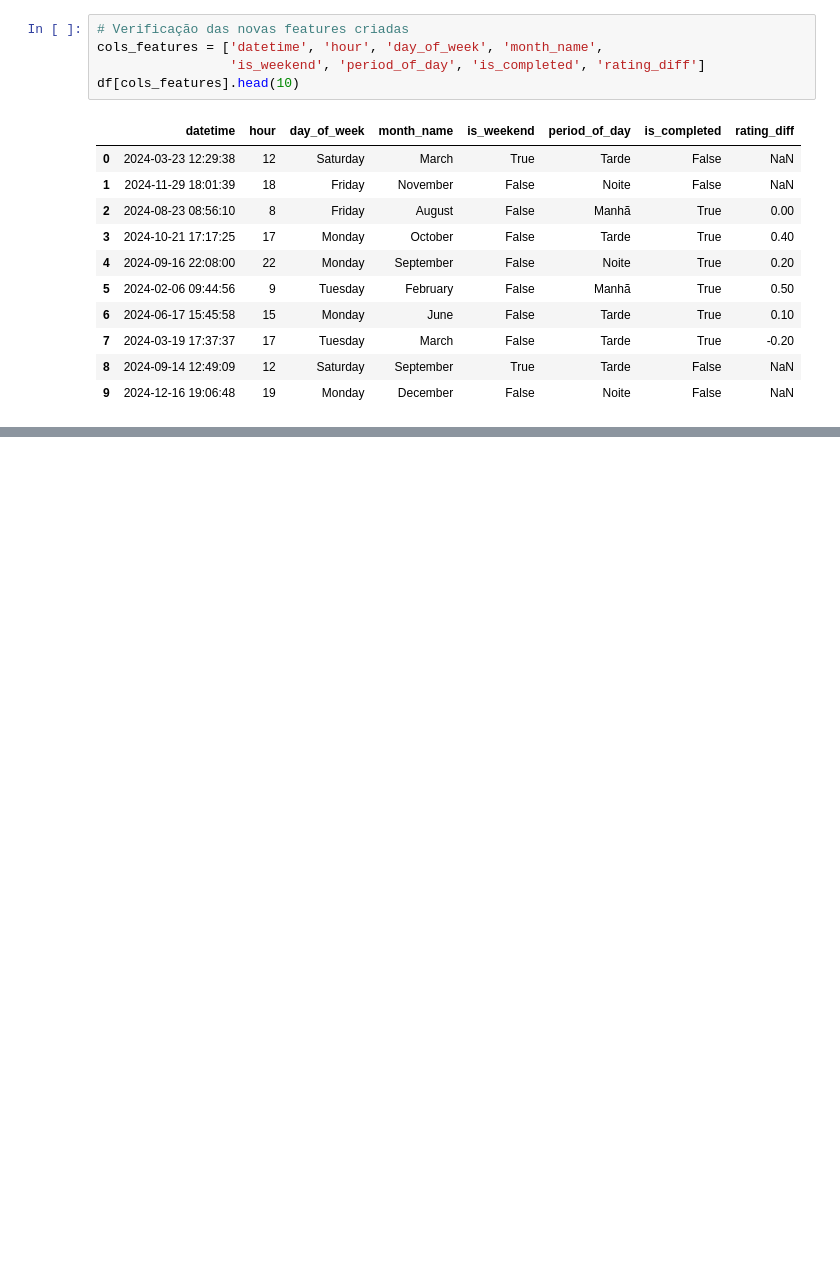
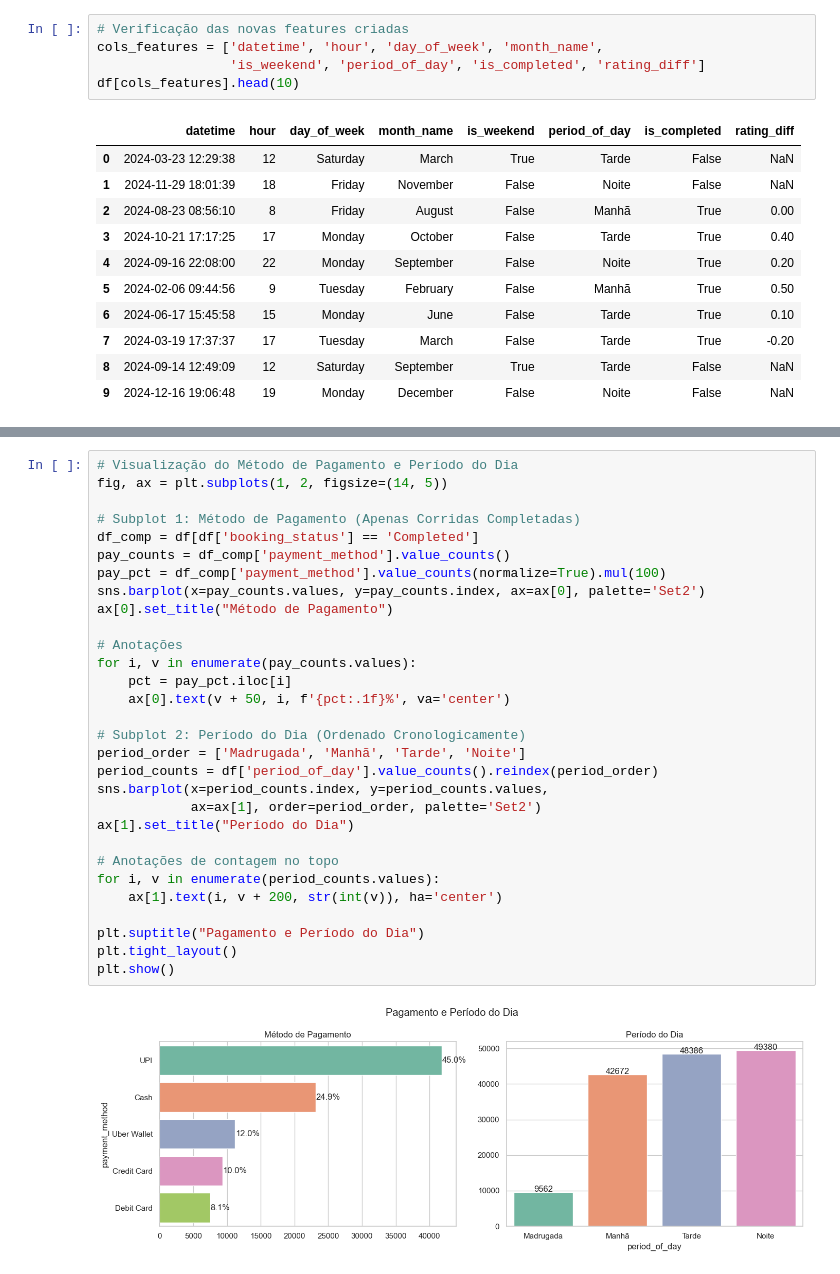
Before and after one commit to jhonatanalves/desafio_extra_lab365_senai, a Jupyter notebook: notebooks/eda_ncr_ride_bookings.ipynb, the cells around one changed output, grey strips where cells are left out. Saved outputs shown, nothing was run; the diff lists cells and outputs as text; blank space fills up the shorter version.

```diff
--- a/notebooks/eda_ncr_ride_bookings.ipynb
+++ b/notebooks/eda_ncr_ride_bookings.ipynb
@@ -224,0 +283,32 @@ A criação das features temporais tem como objetivo permitir o mapeamento do co
+# %%
+# Visualização do Método de Pagamento e Período do Dia
+fig, ax = plt.subplots(1, 2, figsize=(14, 5))
+
+# Subplot 1: Método de Pagamento (Apenas Corridas Completadas)
+df_comp = df[df['booking_status'] == 'Completed']
+pay_counts = df_comp['payment_method'].value_counts()
+pay_pct = df_comp['payment_method'].value_counts(normalize=True).mul(100)
+sns.barplot(x=pay_counts.values, y=pay_counts.index, ax=ax[0], palette='Set2')
+ax[0].set_title("Método de Pagamento")
+
+# Anotações
+for i, v in enumerate(pay_counts.values):
+    pct = pay_pct.iloc[i]
+    ax[0].text(v + 50, i, f'{pct:.1f}%', va='center')
+
+# Subplot 2: Período do Dia (Ordenado Cronologicamente)
+period_order = ['Madrugada', 'Manhã', 'Tarde', 'Noite']
+period_counts = df['period_of_day'].value_counts().reindex(period_order)
+sns.barplot(x=period_counts.index, y=period_counts.values,
+            ax=ax[1], order=period_order, palette='Set2')
+ax[1].set_title("Período do Dia")
+
+# Anotações de contagem no topo
+for i, v in enumerate(period_counts.values):
+    ax[1].text(i, v + 200, str(int(v)), ha='center')
+
+plt.suptitle("Pagamento e Período do Dia")
+plt.tight_layout()
+plt.show()
+# %% [output]
+[figure, added]
```
Also changed, not shown: parts of 9 cells of this notebook.
